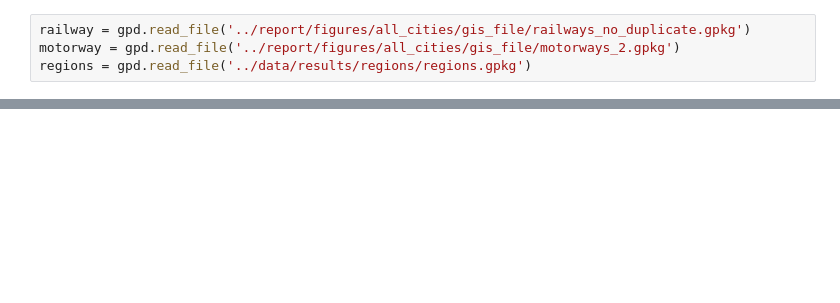
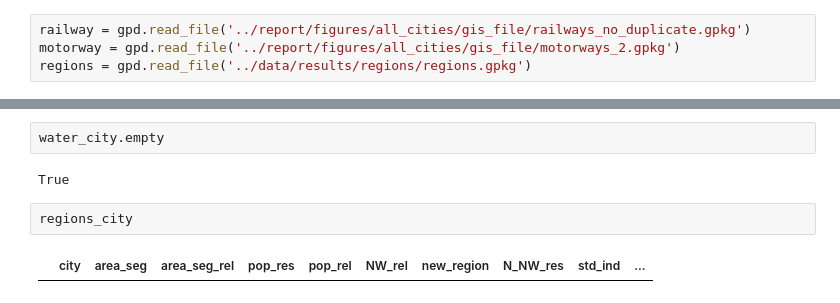
Before and after one commit to spierenbu/res_seg_NTH, a Jupyter notebook: plot_map_per_city.ipynb, the cells around one changed output, grey strips where cells are left out. Drawn from its saved outputs; the diff is of its cells as text; blank space fills up the shorter version.

```diff
--- a/plot_map_per_city.ipynb
+++ b/plot_map_per_city.ipynb
@@ -16 +31,9 @@ regions = gpd.read_file('../data/results/regions/regions.gpkg')
+# %%
+water_city.empty
+# %% [output]
+True
+# %%
+regions_city
+# %% [output]
+|  | city | area_seg | area_seg_rel | pop_res | pop_rel | NW_rel | new_region | N_NW_res | std_ind | ... |
 # %%
```
Also changed, not shown: parts of 4 cells of this notebook.
